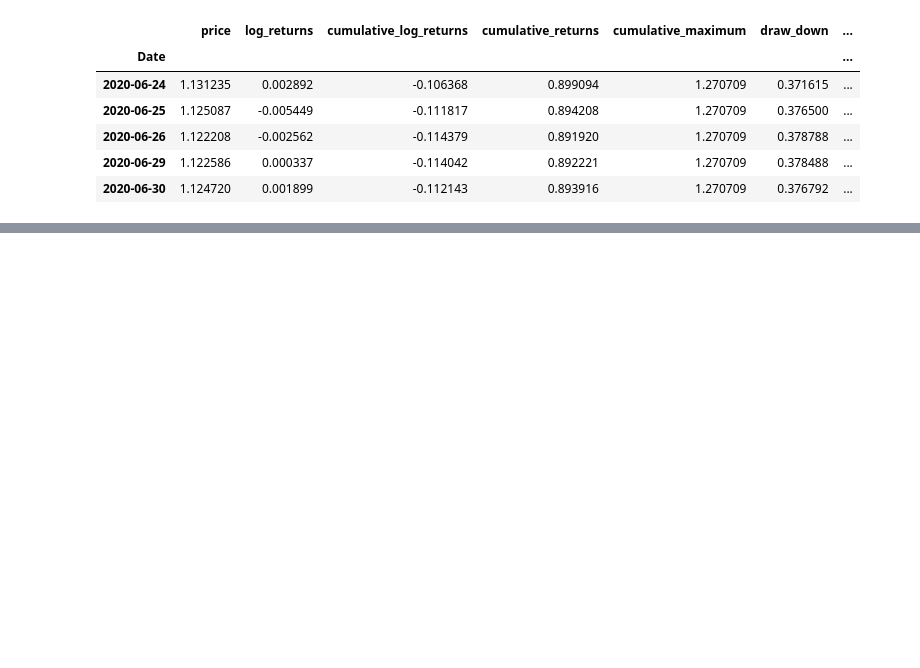
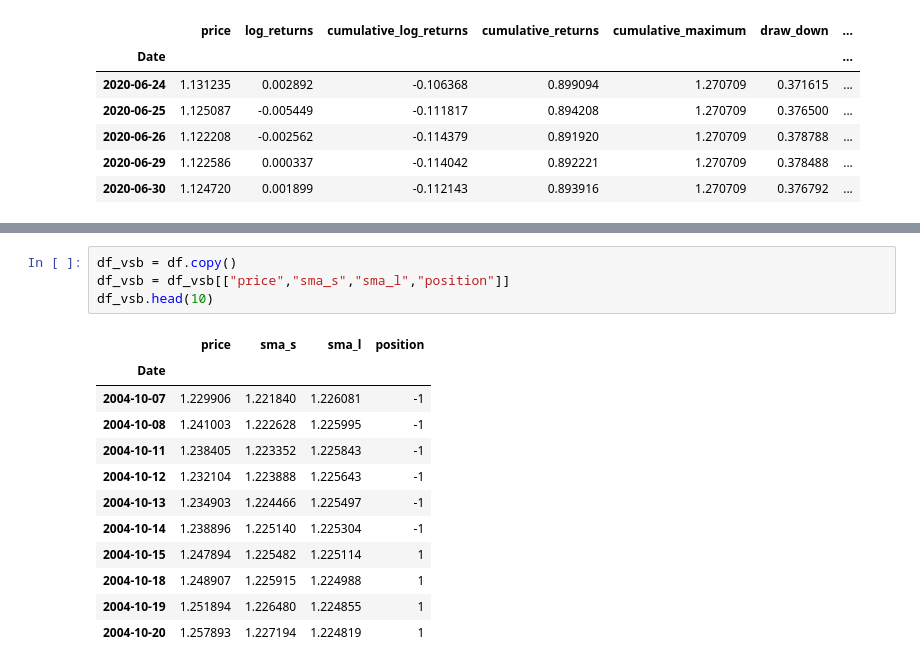
Before and after one commit to northpr/automated_trading, a Jupyter notebook: 03_sma_strategies.ipynb, the cells around one changed output, grey strips where cells are left out. Saved outputs shown, nothing was run; the diff lists cells and outputs as text; blank space fills up the shorter version.

```diff
--- a/03_sma_strategies.ipynb
+++ b/03_sma_strategies.ipynb
@@ -300,0 +313,17 @@ df[["sma_s","sma_l","position"]].loc["2016"].plot(figsize=(10,7),secondary_y = "
+# %%
+df_vsb = df.copy()
+df_vsb = df_vsb[["price","sma_s","sma_l","position"]]
+df_vsb.head(10)
+# %% [output]
+|  | price | sma_s | sma_l | position |
+| Date |  |  |  |  |
+| 2004-10-07 | 1.229906 | 1.221840 | 1.226081 | -1 |
+| 2004-10-08 | 1.241003 | 1.222628 | 1.225995 | -1 |
+| 2004-10-11 | 1.238405 | 1.223352 | 1.225843 | -1 |
+| 2004-10-12 | 1.232104 | 1.223888 | 1.225643 | -1 |
+| 2004-10-13 | 1.234903 | 1.224466 | 1.225497 | -1 |
+| 2004-10-14 | 1.238896 | 1.225140 | 1.225304 | -1 |
+| 2004-10-15 | 1.247894 | 1.225482 | 1.225114 | 1 |
+| 2004-10-18 | 1.248907 | 1.225915 | 1.224988 | 1 |
+| 2004-10-19 | 1.251894 | 1.226480 | 1.224855 | 1 |
+| 2004-10-20 | 1.257893 | 1.227194 | 1.224819 | 1 |
```
Also changed, not shown: parts of 22 cells of this notebook.
